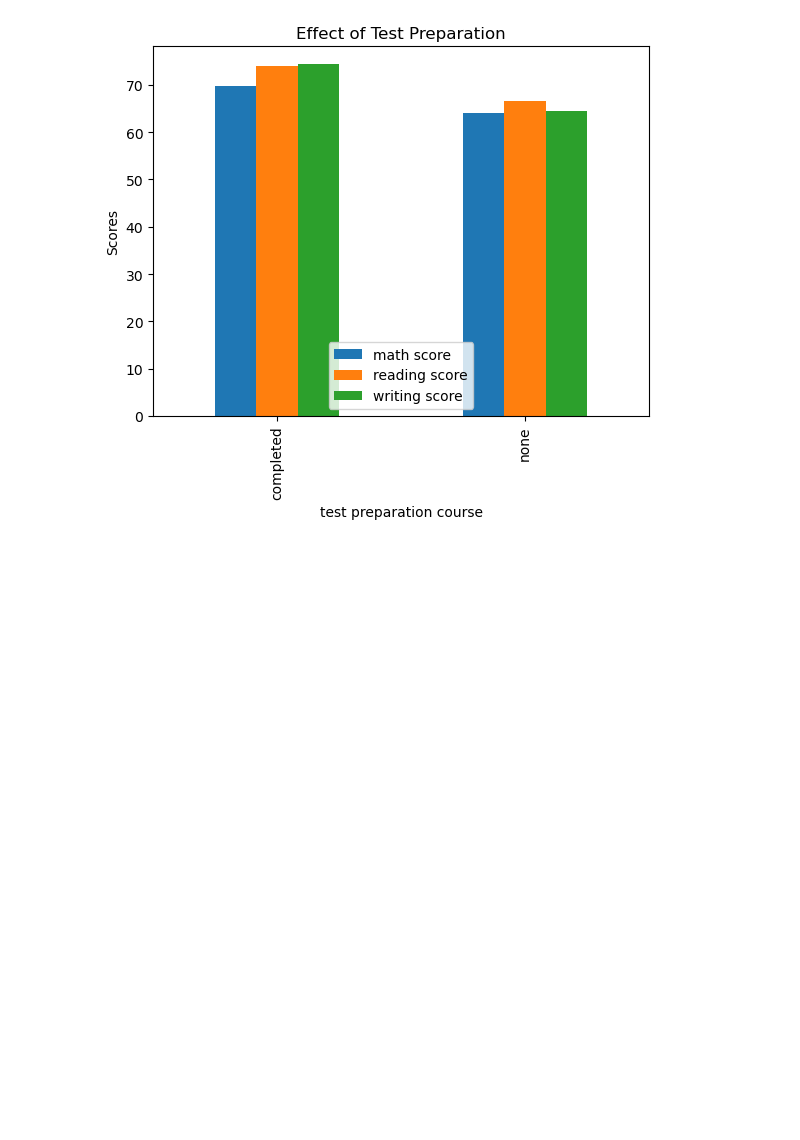
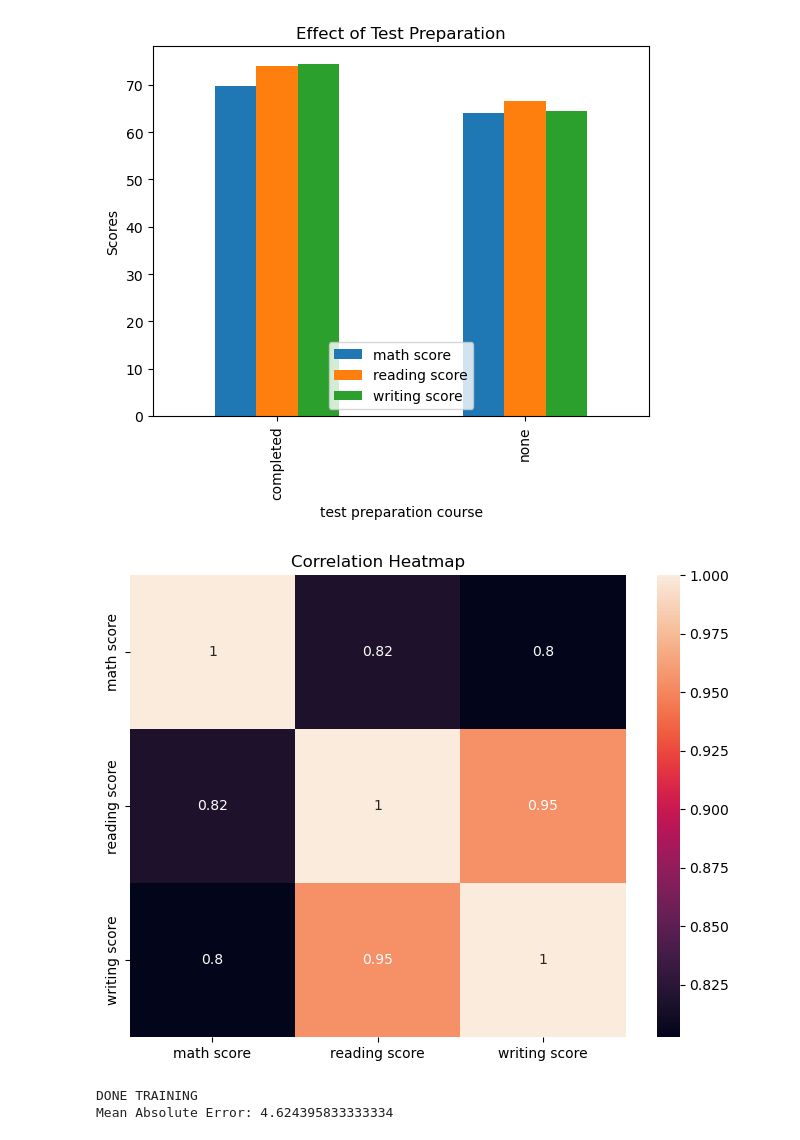
Before and after one commit to husenamakda/student-analysis, a Jupyter notebook: analysis.ipynb, the cells around one changed output. Saved outputs shown, nothing was run; the diff lists cells and outputs as text; code cells hidden in the pictures; blank space fills up the shorter version.

```diff
--- a/analysis.ipynb
+++ b/analysis.ipynb
@@ -77,3 +77,28 @@ plt.ylabel("Scores")
 plt.show()
 # %% [output]
 [figure]
+# %%
+import seaborn as sns
+import matplotlib.pyplot as plt
+
+plt.figure(figsize=(8,6))
+sns.heatmap(df.select_dtypes(include='number').corr(), annot=True)
+plt.title("Correlation Heatmap")
+plt.show()
+# %% [output]
+[figure, added]
+# %%
+from sklearn.ensemble import RandomForestRegressor
+from sklearn.metrics import mean_absolute_error
+
+rf = RandomForestRegressor()
+
+rf.fit(X_train, y_train)
+
+y_pred = rf.predict(X_test)
+
+print("DONE TRAINING")
+print("Mean Absolute Error:", mean_absolute_error(y_test, y_pred))
+# %% [output]
+DONE TRAINING
+Mean Absolute Error: 4.624395833333334
```
